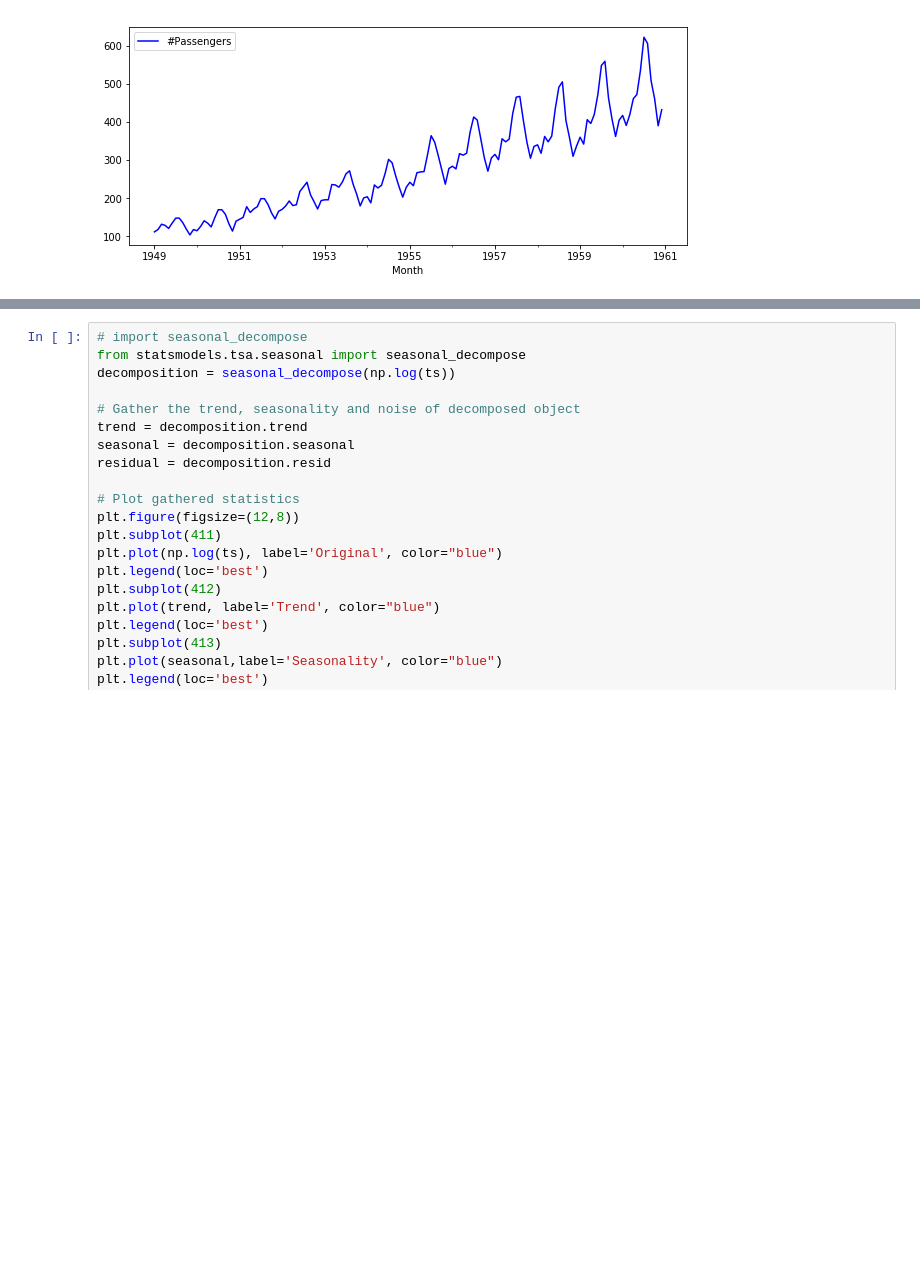
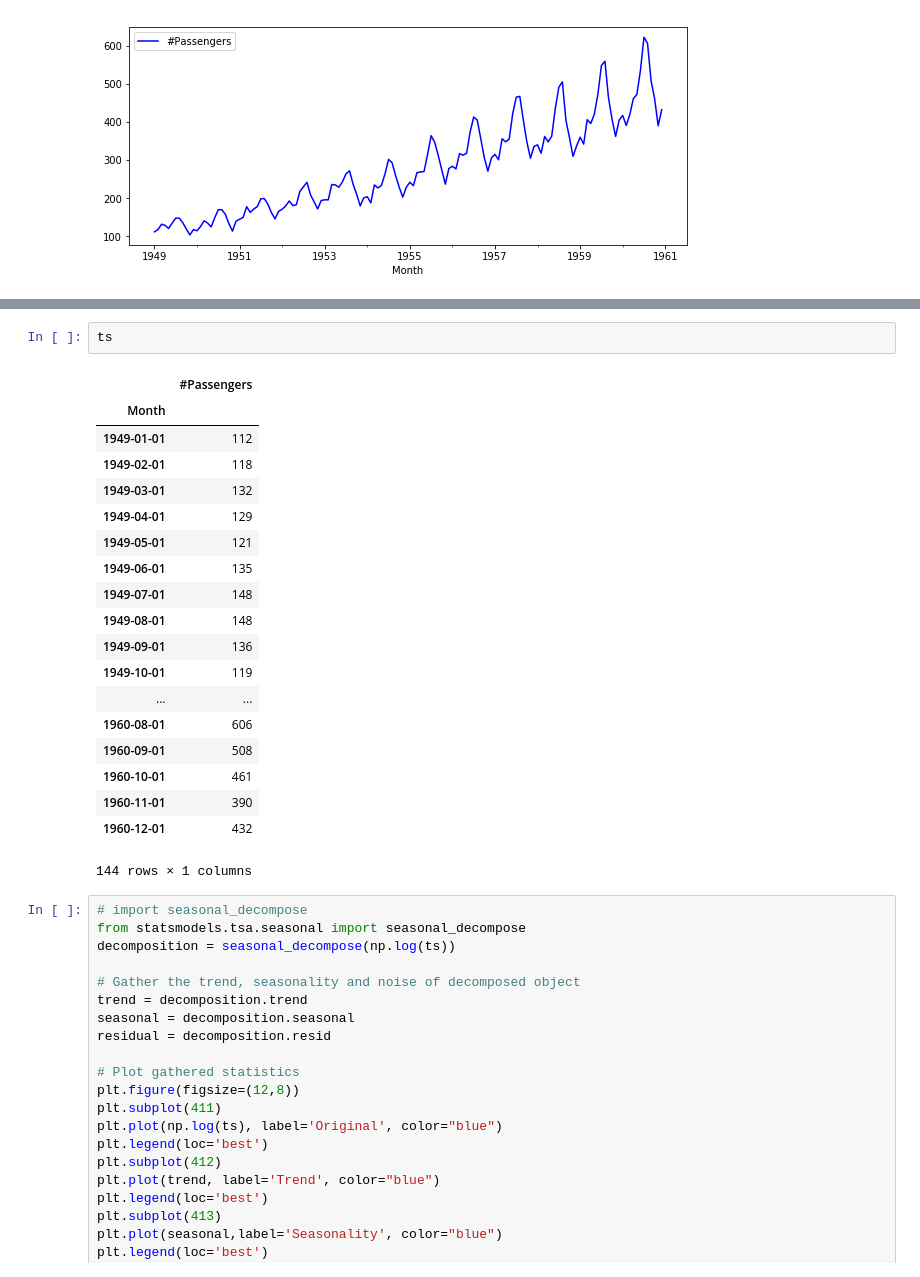
Before and after one commit to misha-learnco/dsc-time-series-decomposition-dc-ds-060319, a Jupyter notebook: index.ipynb, the cells around one changed output, grey strips where cells are left out. Drawn from its saved outputs; the diff is of its cells as text; blank space fills up the shorter version.

```diff
--- a/index.ipynb
+++ b/index.ipynb
@@ -86,6 +86,28 @@ Let's use this function to perform following tasks:
 1. Import `seasonal_decompose` from statsmodels.
 2. Apply `seasonal_decompose` to log transformed TS.
 3. Plot the trend, seasonality and residual.
+# %%
+ts
+# %% [output]
+|  | #Passengers |
+| Month |  |
+| 1949-01-01 | 112 |
+| 1949-02-01 | 118 |
+| 1949-03-01 | 132 |
+| 1949-04-01 | 129 |
+| 1949-05-01 | 121 |
+| 1949-06-01 | 135 |
+| 1949-07-01 | 148 |
+| 1949-08-01 | 148 |
+| 1949-09-01 | 136 |
+| 1949-10-01 | 119 |
+| ... | ... |
+| 1960-08-01 | 606 |
+| 1960-09-01 | 508 |
+| 1960-10-01 | 461 |
+| 1960-11-01 | 390 |
+| 1960-12-01 | 432 |
+144 rows × 1 columns
 # %%
 # import seasonal_decompose
 from statsmodels.tsa.seasonal import seasonal_decompose
```
